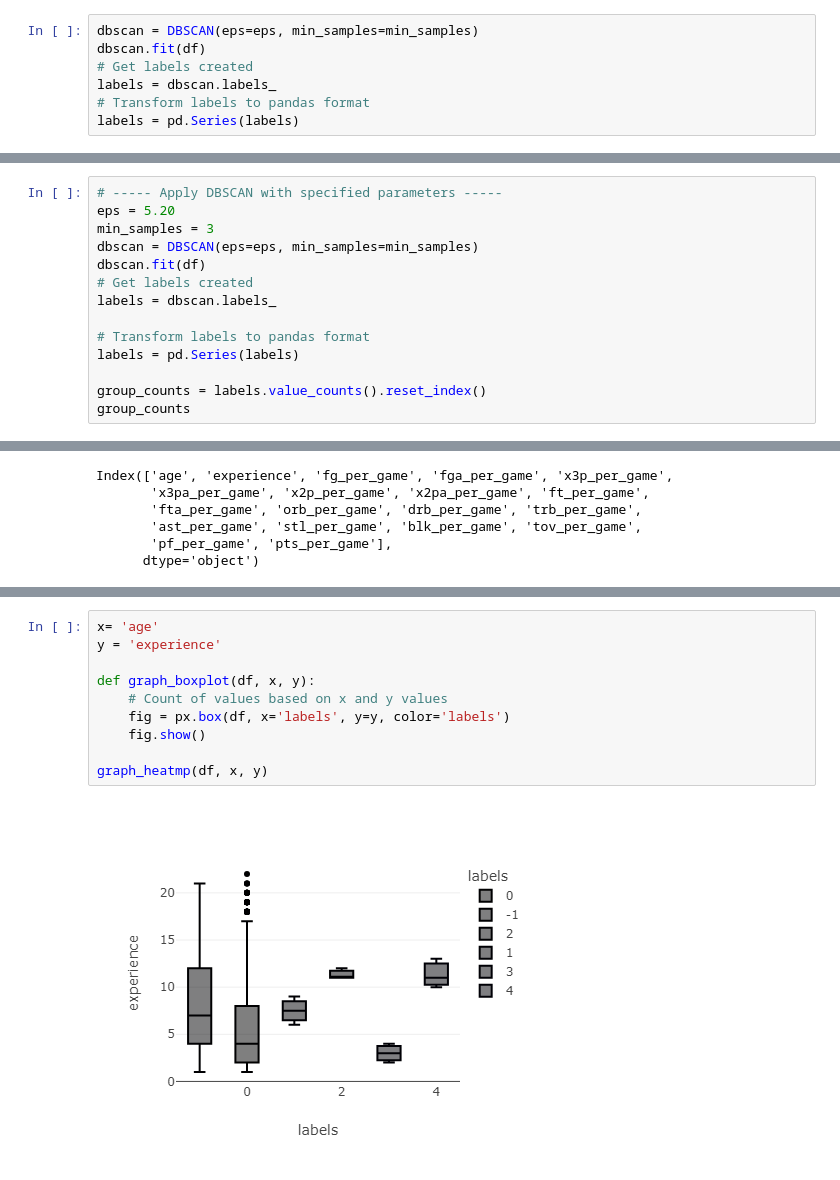
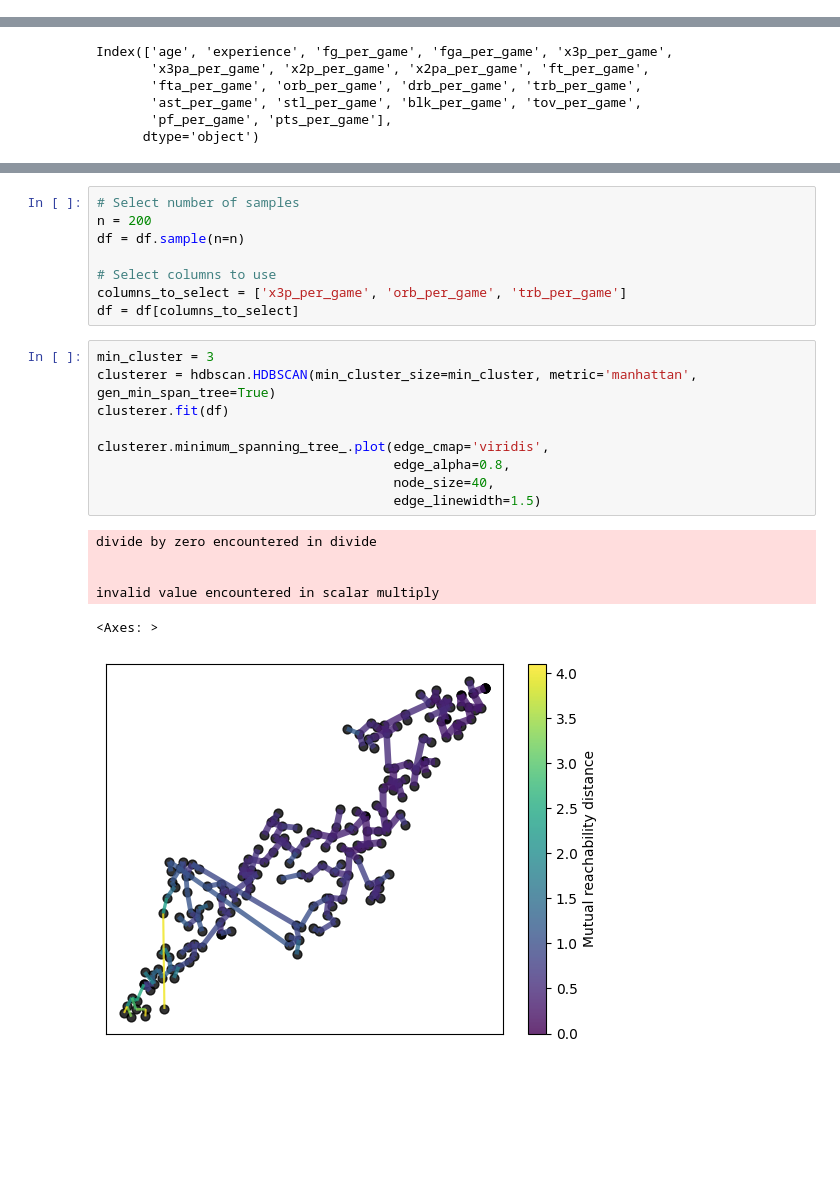
Before and after one commit to bastianbm7/clusterization_NBA, a Jupyter notebook: Untitled.ipynb, the cells around one changed output, grey strips where cells are left out. Drawn from its saved outputs; the diff is of its cells as text; blank space fills up the shorter version.

```diff
--- a/Untitled.ipynb
+++ b/Untitled.ipynb
@@ -107,7 +31,0 @@ plt.show()
-# %%
-dbscan = DBSCAN(eps=eps, min_samples=min_samples)
-dbscan.fit(df)
-# Get labels created
-labels = dbscan.labels_
-# Transform labels to pandas format
-labels = pd.Series(labels)
@@ -259,14 +31,0 @@ fig = plot_knee_curve(df, min_sampl)
-# %%
-# ----- Apply DBSCAN with specified parameters -----
-eps = 5.20
-min_samples = 3
-dbscan = DBSCAN(eps=eps, min_samples=min_samples)
-dbscan.fit(df)
-# Get labels created
-labels = dbscan.labels_
-
-# Transform labels to pandas format
-labels = pd.Series(labels)
-
-group_counts = labels.value_counts().reset_index()
-group_counts
@@ -301,12 +41,24 @@ Index(['experience', 'fg_per_game', 'fga_per_game', 'x3p_per_game',
-# %%
-x= 'age'
-y = 'experience'
-
-def graph_boxplot(df, x, y):
-    # Count of values based on x and y values
-    fig = px.box(df, x='labels', y=y, color='labels')
-    fig.show()
-
-graph_heatmp(df, x, y)
-# %% [output]
-[figure, removed]
+# %%
+# Select number of samples
+n = 200
+df = df.sample(n=n)
+
+# Select columns to use
+columns_to_select = ['x3p_per_game', 'orb_per_game', 'trb_per_game']
+df = df[columns_to_select]
+# %%
+min_cluster = 3
+clusterer = hdbscan.HDBSCAN(min_cluster_size=min_cluster, metric='manhattan', gen_min_span_tree=True)
+clusterer.fit(df)
+
+clusterer.minimum_spanning_tree_.plot(edge_cmap='viridis',
+                                      edge_alpha=0.8,
+                                      node_size=40,
+                                      edge_linewidth=1.5)
+# %% [output]
+divide by zero encountered in divide
+
+
+invalid value encountered in scalar multiply
+<Axes: >
+[figure, added]
```
Also changed, not shown: parts of 31 cells of this notebook, 4 other files.
